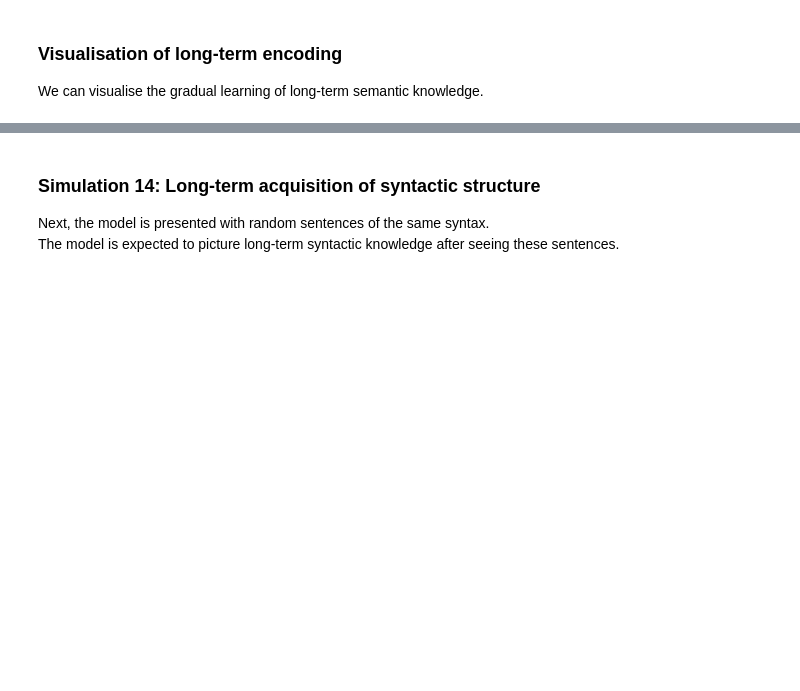
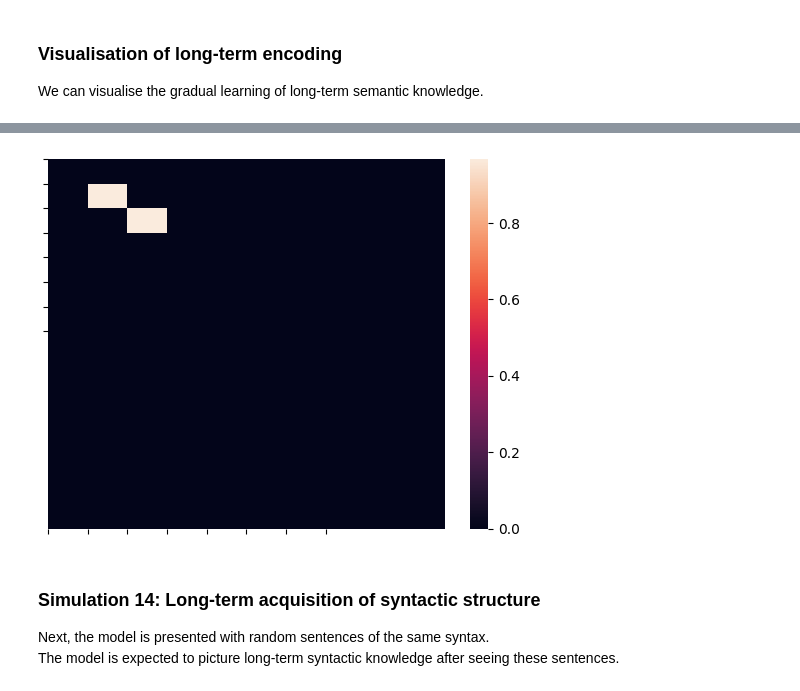
Before and after one commit to linsun2020/Syntactic_WM, a Jupyter notebook: Long term encoding.ipynb, the cells around one changed output, grey strips where cells are left out. Saved outputs shown, nothing was run; the diff lists cells and outputs as text; code cells hidden in the pictures; blank space fills up the shorter version.

```diff
--- a/Long term encoding.ipynb
+++ b/Long term encoding.ipynb
@@ -136,3 +137,12 @@ cjn.long_term_encoding_plot(wc_long_weights_hx,connections_to_track)
+# %%
+import seaborn as sn
+import matplotlib.pyplot as plt
+ax = sn.heatmap(wc_long_weights_hx[-1,:,:])
+ax.set_xticks(ticks=range(8),labels=[])
+ax.set_yticks(ticks=range(8),labels=[])
+plt.savefig(fname='retrieving', transparent = True)
+# %% [output]
+[figure, added]
 # %% [markdown]
 ### Simulation 14: Long-term acquisition of syntactic structure
 
```
Also changed, not shown: parts of 5 cells of this notebook.
